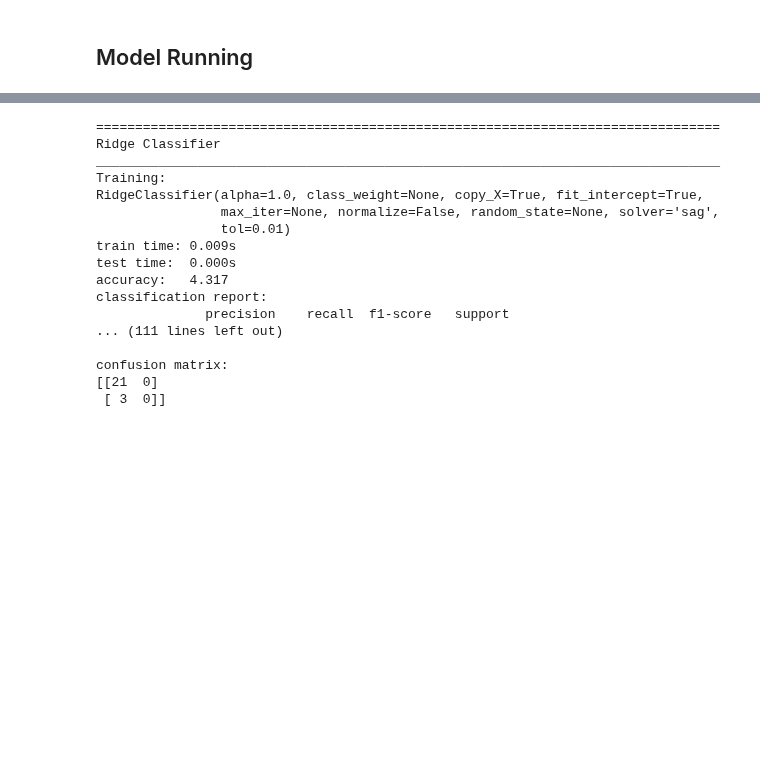
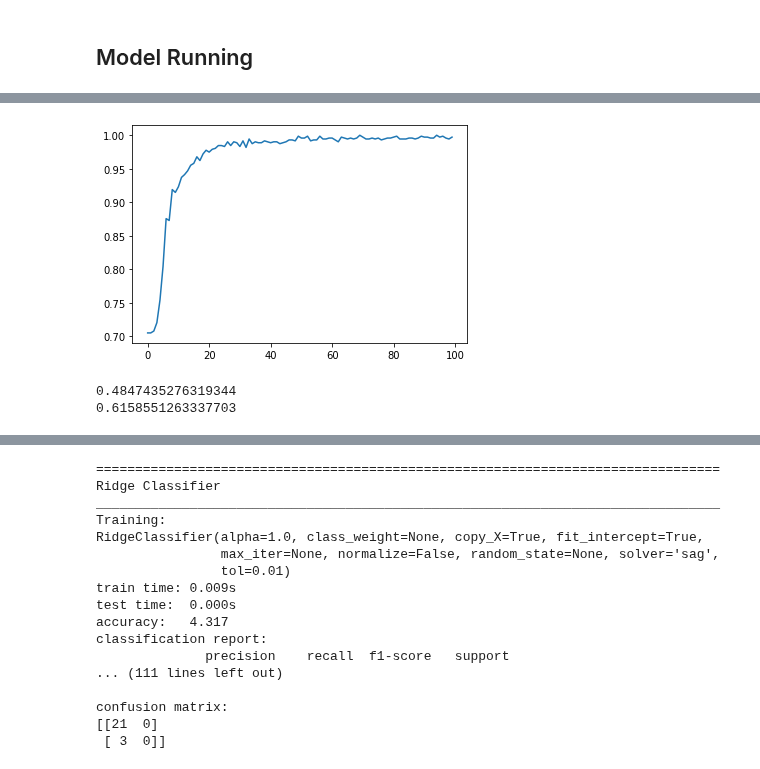
Before and after one commit to Shashi-Bhushan/python-code, a Jupyter notebook: kaggle/fitara.ipynb, the cells around one changed output, grey strips where cells are left out. Cells and saved outputs as stored; diff of their text form; code cells hidden in the pictures; blank space fills up the shorter version.

```diff
--- a/kaggle/fitara.ipynb
+++ b/kaggle/fitara.ipynb
@@ -106,0 +140,5 @@ dtype: int64
+# %%
+%%time
+
+train_df['text'] = train_df.loc[:, 'text'].apply(lemmatize)
+test_df['text'] = test_df.loc[:, 'text'].apply(lemmatize)
@@ -239,0 +324,19 @@ print(np.round(model.predict(X_test)))
+# %%
+X = train_df.drop(['is_fitara'], axis=1)
+y = train_df['is_fitara']
+
+X_train_split, X_test_split, y_train, y_test = train_test_split(X, y, test_size=0.25)
+
+X_train, X_test, feature_names = get_tf_idf(X_train_split['text'], X_test_split['text'])
+# %%
+# create model
+model = Sequential()
+model.add(Dense(50, input_dim=X_train.toarray().shape[1], activation='sigmoid'))
+model.add(Dropout(0.25))
+model.add(Dense(10, activation='sigmoid'))
+model.add(Dense(2, activation='softmax'))
+
+model.compile(loss='binary_crossentropy', optimizer='adam', metrics=['acc'])
+
+# train model
+history = model.fit(X_train.toarray(), to_categorical(y_train, 2), epochs=100, batch_size=10, verbose=2)#, class_weight={1:0.96, 0:0.04})
@@ -239,0 +380,17 @@ print(np.round(model.predict(X_test)))
+# %%
+# plot metrics
+plt.plot(history.history['acc'])
+plt.show()
+# %% [output]
+[figure, added]
+# %%
+num = metrics.log_loss(y_test.values, model.predict(X_test))
+
+#math.exp(-num)
+print(num)
+print(math.exp(-num))
+
+#print(metrics.accuracy(y_test))
+# %% [output]
+0.4847435276319344
+0.6158551263337703
```
Also changed, not shown: parts of 22 cells of this notebook.
